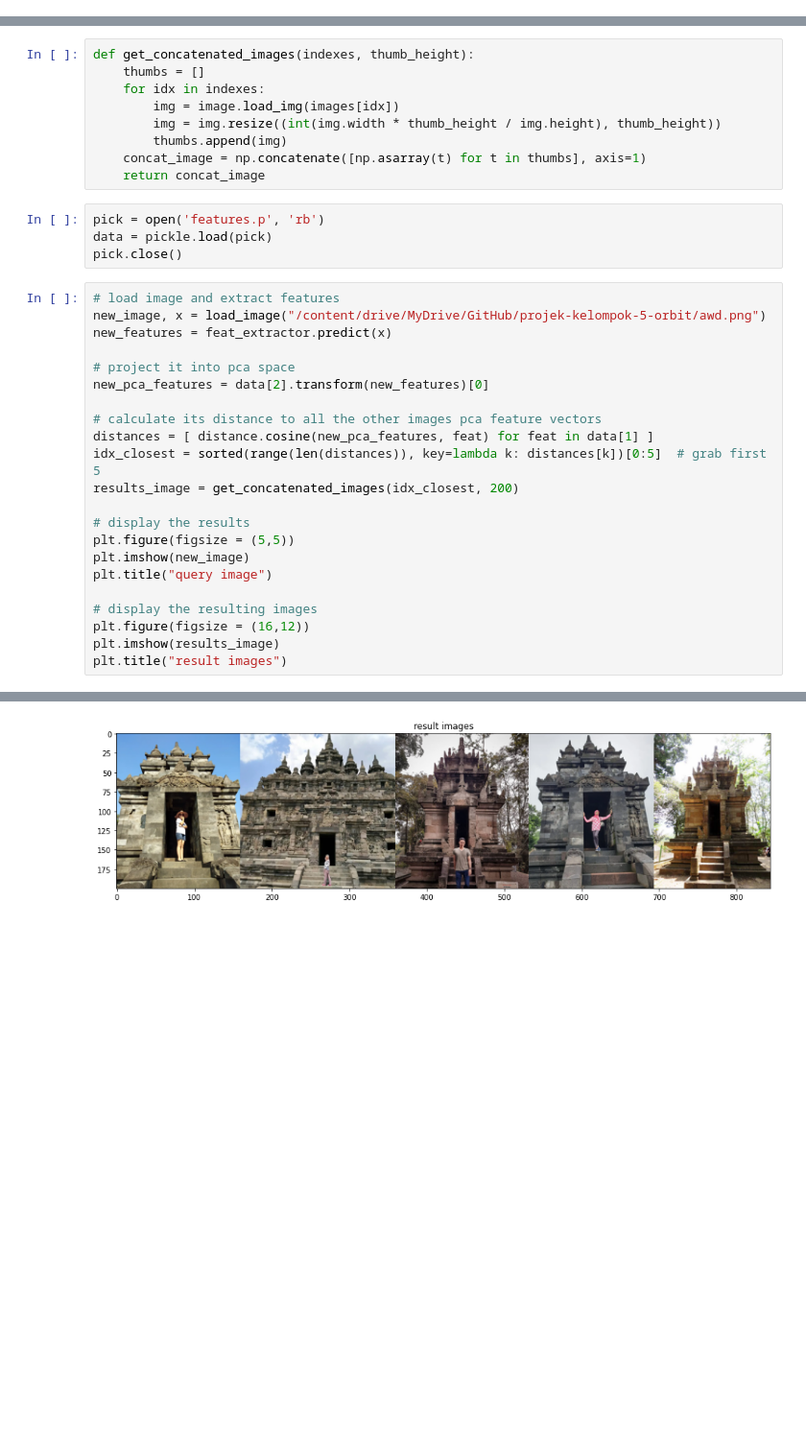
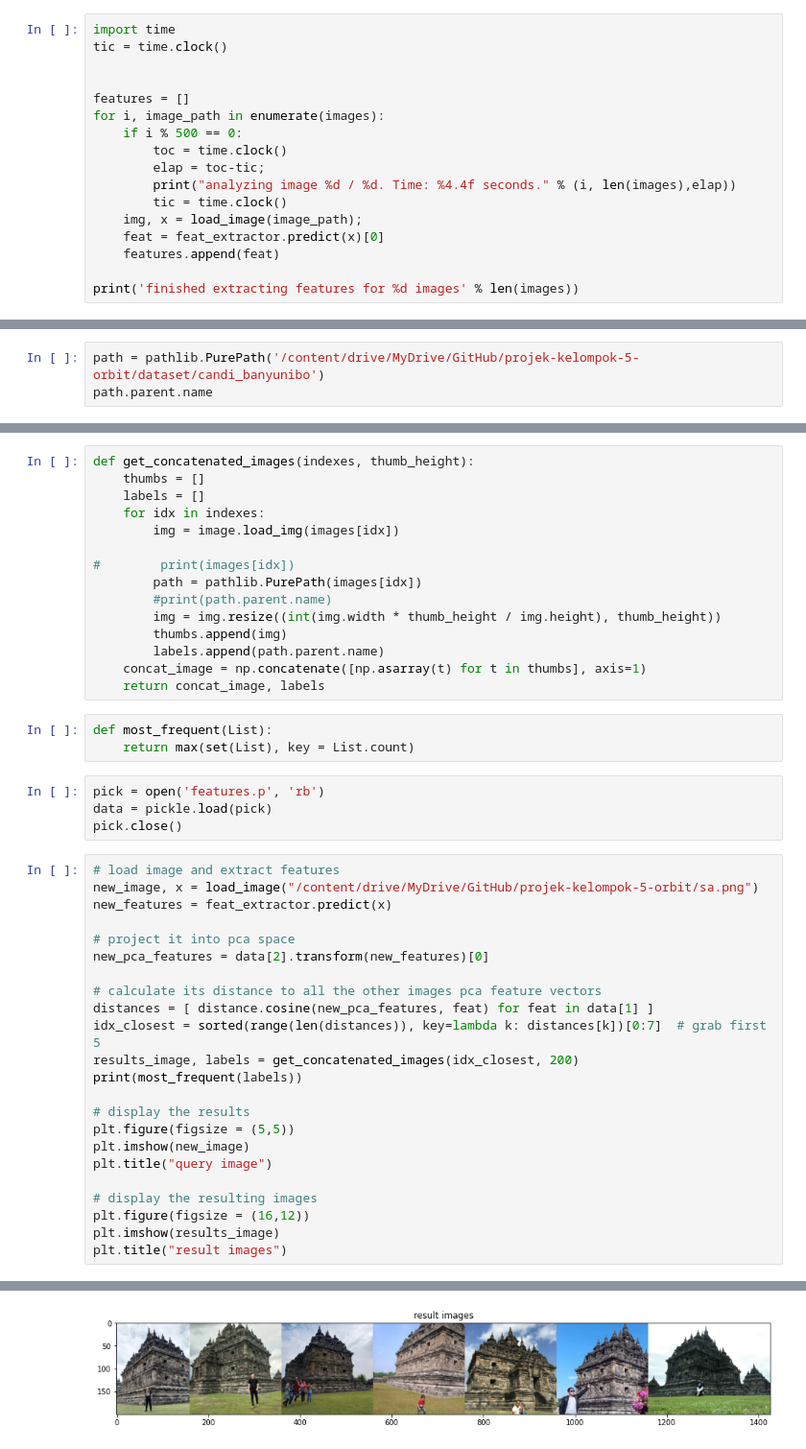
Before and after one commit to ar-kun/projek-kelompok-5-orbit, a Jupyter notebook: Ngorbit.ipynb, the cells around one changed output, grey strips where cells are left out. Shown at 96% size. Cells and saved outputs as stored; diff of their text form; blank space fills up the shorter version.

```diff
--- a/Ngorbit.ipynb
+++ b/Ngorbit.ipynb
@@ -122,0 +138,17 @@ keeping 4458 images to analyze
+# %%
+import time
+tic = time.clock()
+
+
+features = []
+for i, image_path in enumerate(images):
+    if i % 500 == 0:
+        toc = time.clock()
+        elap = toc-tic;
+        print("analyzing image %d / %d. Time: %4.4f seconds." % (i, len(images),elap))
+        tic = time.clock()
+    img, x = load_image(image_path);
+    feat = feat_extractor.predict(x)[0]
+    features.append(feat)
+
+print('finished extracting features for %d images' % len(images))
@@ -132,0 +190,3 @@ plt.imshow(img)
+# %%
+path = pathlib.PurePath('/content/drive/MyDrive/GitHub/projek-kelompok-5-orbit/dataset/candi_banyunibo')
+path.parent.name
@@ -133,19 +195,28 @@ plt.imshow(img)
 # %%
 def get_concatenated_images(indexes, thumb_height):
     thumbs = []
+    labels = []
     for idx in indexes:
         img = image.load_img(images[idx])
+
+#        print(images[idx])
+        path = pathlib.PurePath(images[idx])
+        #print(path.parent.name)
         img = img.resize((int(img.width * thumb_height / img.height), thumb_height))
         thumbs.append(img)
+        labels.append(path.parent.name)
     concat_image = np.concatenate([np.asarray(t) for t in thumbs], axis=1)
-    return concat_image
+    return concat_image, labels
+# %%
+def most_frequent(List):
+    return max(set(List), key = List.count)
 # %%
 pick = open('features.p', 'rb')
 data = pickle.load(pick)
 pick.close()
 # %%
 # load image and extract features
-new_image, x = load_image("/content/drive/MyDrive/GitHub/projek-kelompok-5-orbit/awd.png")
+new_image, x = load_image("/content/drive/MyDrive/GitHub/projek-kelompok-5-orbit/sa.png")
 new_features = feat_extractor.predict(x)
 
 # project it into pca space
@@ -153,8 +224,9 @@ new_pca_features = data[2].transform(new_features)[0]
 
 # calculate its distance to all the other images pca feature vectors
 distances = [ distance.cosine(new_pca_features, feat) for feat in data[1] ]
-idx_closest = sorted(range(len(distances)), key=lambda k: distances[k])[0:5]  # grab first 5
-results_image = get_concatenated_images(idx_closest, 200)
+idx_closest = sorted(range(len(distances)), key=lambda k: distances[k])[0:7]  # grab first 5
+results_image, labels = get_concatenated_images(idx_closest, 200)
+print(most_frequent(labels))
 
 # display the results
 plt.figure(figsize = (5,5))
@@ -171 +244 @@ Text(0.5, 1.0, 'result images')
-[figure, old version]
+[figure, new version]
```
Also changed, not shown: parts of 21 cells of this notebook.
